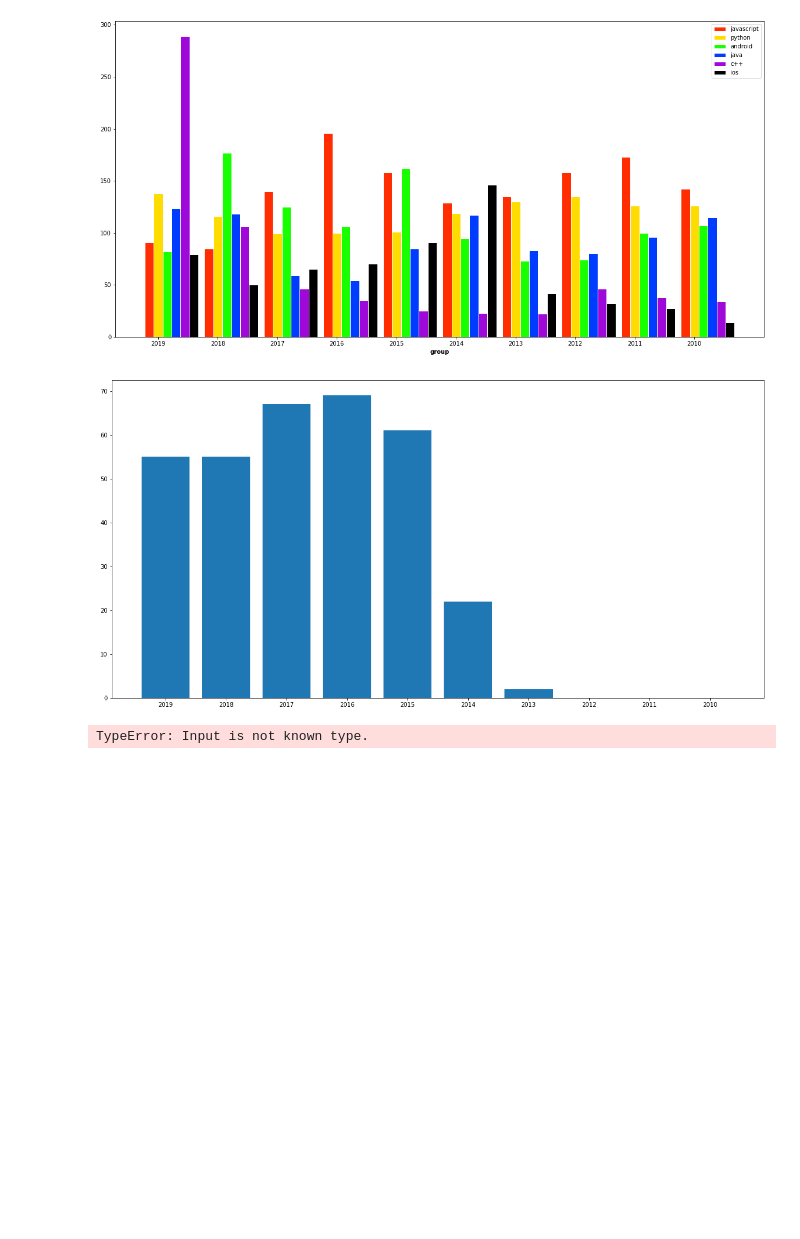
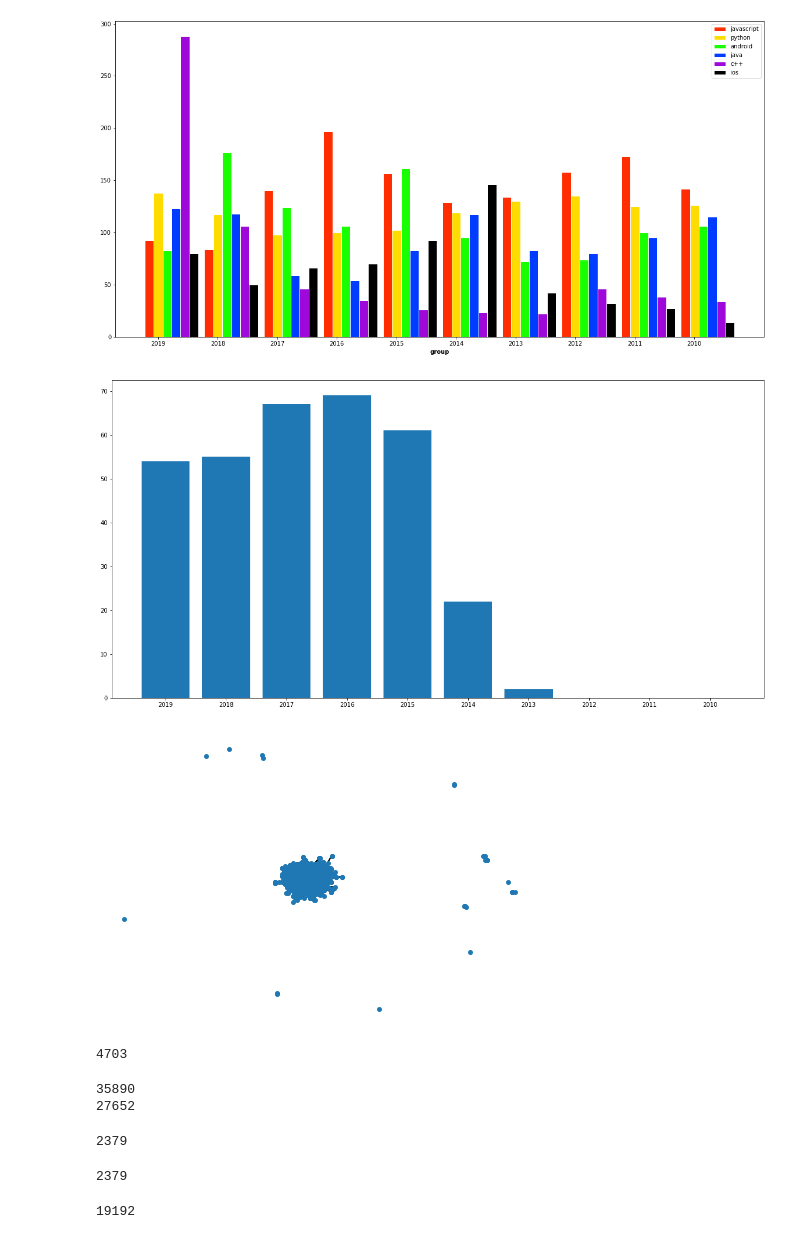
Before and after one commit to MadsVSChristensen/socialgraphs-project, a Jupyter notebook: Project assignment.ipynb, the cells around one changed output. Saved outputs shown, nothing was run; the diff lists cells and outputs as text; code cells hidden in the pictures; blank space fills up the shorter version.

```diff
--- a/Project assignment.ipynb
+++ b/Project assignment.ipynb
@@ -11,10 +12,10 @@ import networkx as nx
 # %%
-query = "https://api.stackexchange.com//2.2/questions?pagesize=100&fromdate=1543881600&todate=1572998400&order=desc&sort=votes&site=stackoverflow&filter=!9Z(-wwK0y"
+#query = "https://api.stackexchange.com//2.2/questions?pagesize=100&fromdate=1543881600&todate=1572998400&order=desc&sort=votes&site=stackoverflow&filter=!9Z(-wwK0y"
 # %%
-response = urllib.request.urlopen(query)
-gzipFile = gzip.GzipFile(fileobj=response)
-src = gzipFile.read()
+#response = urllib.request.urlopen(query)
+#gzipFile = gzip.GzipFile(fileobj=response)
+#src = gzipFile.read()
 #src = response.read()
-stackjson = json.loads(src)
+#stackjson = json.loads(src)
 #string = json.dumps(stackjson)
-stackjson
+#stackjson
@@ -39,6 +22,6 @@ stackjson
 # %%
-i = 0
-for question in stackjson['items']:
-    print(question['tags'])
-    print(i)
-    i+=1
+#i = 0
+#for question in stackjson['items']:
+#    print(question['tags'])
+#    print(i)
+#    i+=1
@@ -201,11 +166,27 @@ plt.figure(figsize=(20,10))
 plt.bar(['2019','2018','2017','2016','2015','2014','2013','2012','2011','2010'],barsreact)
 plt.show()
 # %% [output]
-[figure, old version]
+[figure, new version]
 # %%
-network = nx.Graph(list(dict.fromkey(allTags)))
+network = nx.Graph()
+network.add_nodes_from(list(dict.fromkeys(allTags)))
 for json in jsons:
     for question in json['items']:
-        for tag in question['tags']:
+        taglisthelper = [re.sub(r"(-)*(\d)+(\..)*","",tag) for tag in question['tags']]
+        for tag in taglisthelper:
+            for tag2 in taglisthelper:
+                network.add_edge(tag,tag2)
-# %% [output]
-TypeError: Input is not known type.
+# %%
+nx.draw(network, node_size=15)
+# %% [output]
+[figure, added]
+# %%
+len(list(network.nodes))
+# %% [output]
+4703
+# %%
+print(len(allTags))
+print(len(network.edges))
+# %% [output]
+35890
+27652
@@ -211,0 +200,22 @@ TypeError: Input is not known type.
+# %%
+len(multiTagDict)
+# %% [output]
+2379
+# %%
+networkSmall = nx.Graph()
+networkSmall.add_nodes_from(list(dict.fromkeys(multiTagDict)))
+print(len(list(networkSmall.nodes)))
+# %% [output]
+2379
+# %%
+for json in jsons:
+    for question in json['items']:
+        taglisthelper = [re.sub(r"(-)*(\d)+(\..)*","",tag) for tag in question['tags']]
+        for tag in taglisthelper:
+            if tag in multiTagDict:
+                for tag2 in taglisthelper:
+                    if tag2 in multiTagDict:
+                        networkSmall.add_edge(tag,tag2)
+print(len(networkSmall.edges))
+# %% [output]
+19192
```
Also changed, not shown: parts of 12 cells of this notebook.
